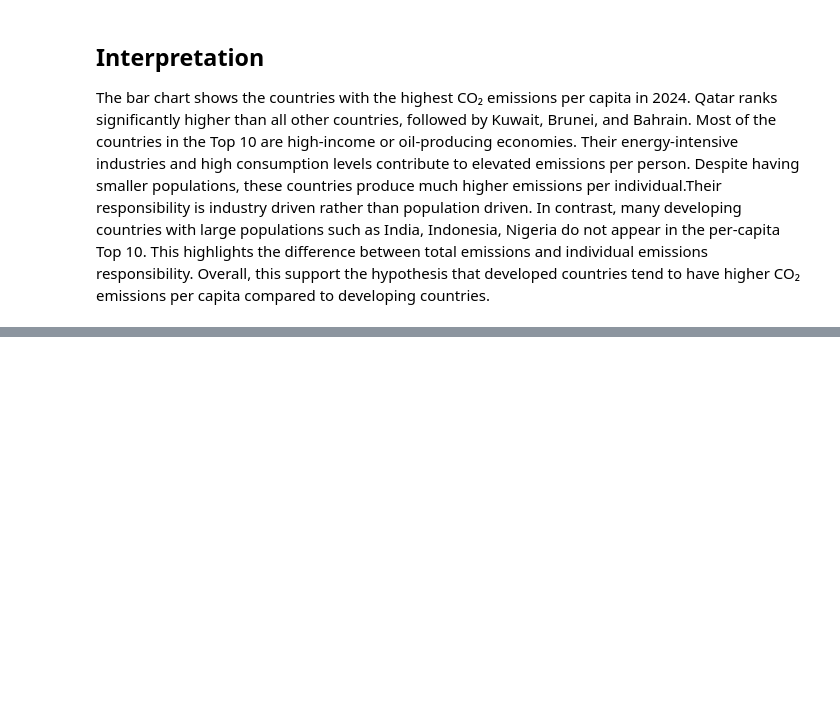
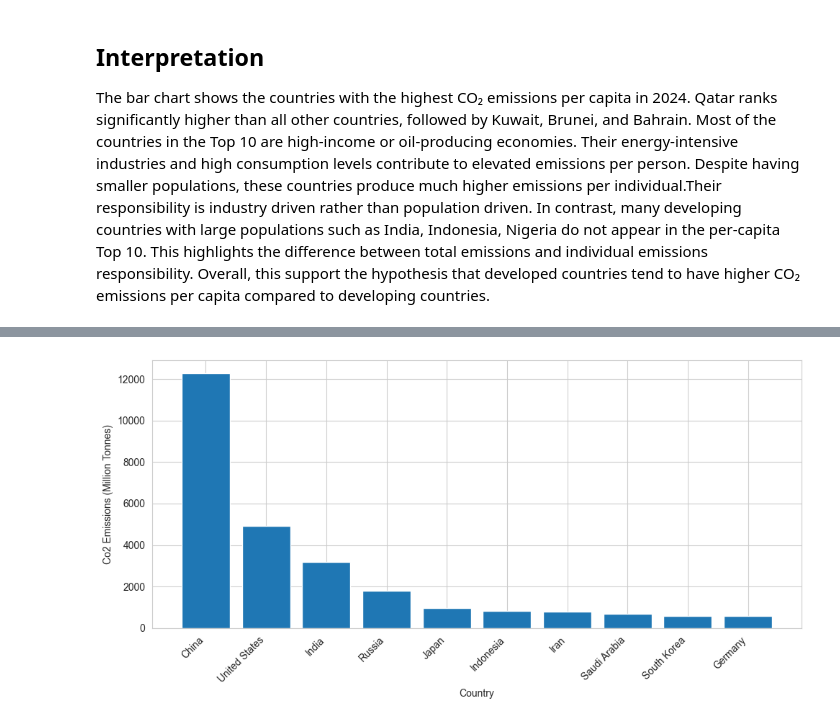
Before and after one commit to funmiafola/Global-Co2-Emissions-Responsibility, a Jupyter notebook: jupyter_notebooks/EDA_Co2_Responsibility.ipynb, the cells around one changed output, grey strips where cells are left out. Cells and saved outputs as stored; diff of their text form; code cells hidden in the pictures; blank space fills up the shorter version.

Commit message:
Hypothesis 4 visual and validation completed

```diff
--- a/jupyter_notebooks/EDA_Co2_Responsibility.ipynb
+++ b/jupyter_notebooks/EDA_Co2_Responsibility.ipynb
@@ -243,0 +311,11 @@ Overall, this support the hypothesis that developed countries tend to have highe
+# %%
+# Current Annual Emitters
+plt.figure(figsize=(10, 5))
+plt.bar(top10_countries['country'], top10_countries['co2'])
+plt.xlabel('Country')
+plt.ylabel('Co2 Emissions (Million Tonnes)')
+plt.xticks(rotation=45, ha='right')
+plt.tight_layout()
+plt.show()
+# %% [output]
+[figure, added]
```
Also changed, not shown: parts of 17 cells of this notebook.
